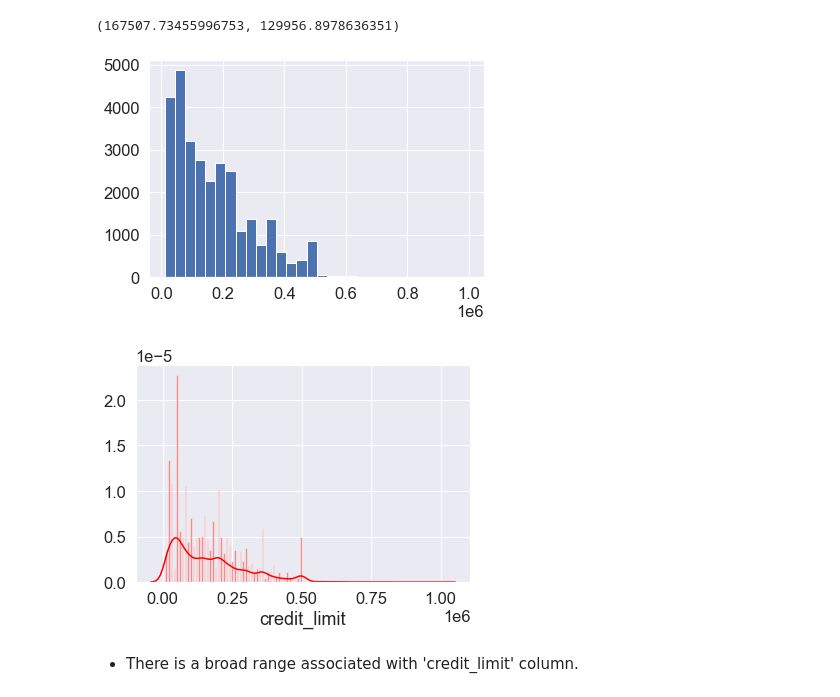
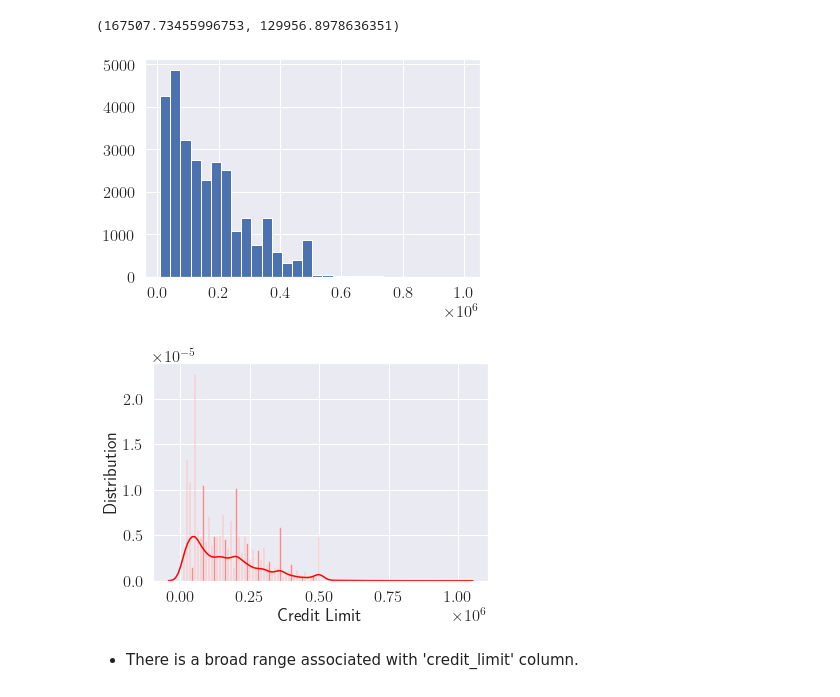
Before and after one commit to helnazsoltani/default-of-credit-card-clients, a Jupyter notebook: default-of-credit-card-clients.ipynb, the cells around one changed output. Saved outputs shown, nothing was run; the diff lists cells and outputs as text; code cells hidden in the pictures.

```diff
--- a/default-of-credit-card-clients.ipynb
+++ b/default-of-credit-card-clients.ipynb
@@ -10,10 +10,11 @@ np.random.seed(42)
 import pandas as pd
 from pandas.plotting import scatter_matrix
 import matplotlib.pyplot as plt
-plt.rc('xtick', labelsize=20)
-plt.rc('ytick', labelsize=20)
+plt.rc('xtick', labelsize = 20)
+plt.rc('ytick', labelsize = 20)
+plt.rc('text', usetex=True)
 import seaborn as sns
-sns.set(font_scale=1.5)
+sns.set(font_scale = 1.5)
 from scipy import stats
 import scipy.stats as scs
 
@@ -376,11 +377,12 @@ df['credit_limit'].mean(), df['credit_limit'].std()
 # %%
 df['credit_limit'].hist(bins = 30);
 # %% [output]
-[figure, old version]
+[figure, new version]
 # %%
-sns.distplot(df['credit_limit'], kde = True, bins = 200, color = "red");
+ax = sns.distplot(df['credit_limit'], kde = True, bins = 200, color = "red");
+ax.set(xlabel = 'Credit Limit', ylabel = 'Distribution');
 # %% [output]
-[figure, old version]
+[figure, new version]
 # %% [markdown]
 - There is a broad range associated with 'credit_limit' column.
 # %% [markdown]
```
Also changed, not shown: parts of 70 cells of this notebook.
